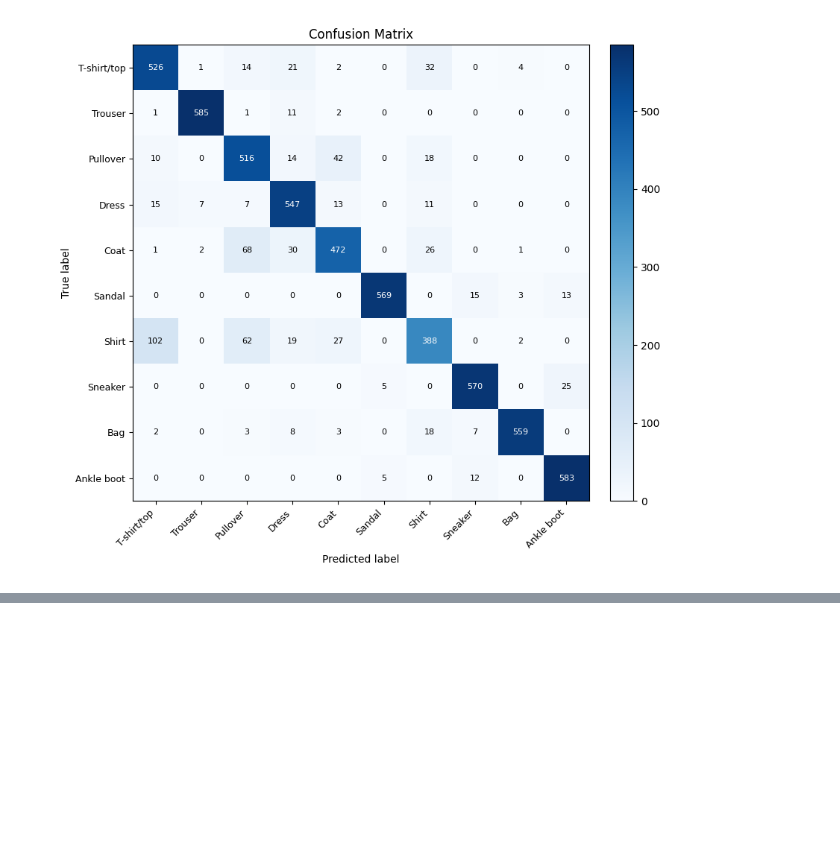
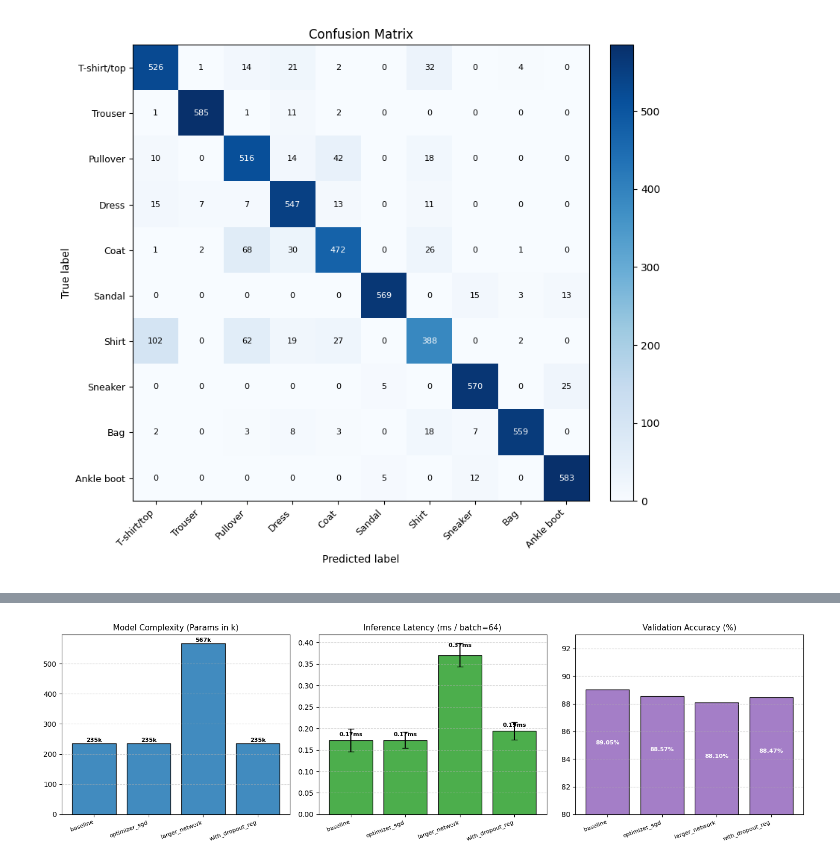
Before and after one commit to pptthu/Lab-DL, a Jupyter notebook: labs/lab1/notebook/lab1_presentation.ipynb, the cells around one changed output, grey strips where cells are left out. Drawn from its saved outputs; the diff is of its cells as text; code cells hidden in the pictures; blank space fills up the shorter version.

```diff
--- a/labs/lab1/notebook/lab1_presentation.ipynb
+++ b/labs/lab1/notebook/lab1_presentation.ipynb
@@ -311,0 +385,87 @@ print(f"========================================================")
+# %%
+configs = [
+    {'name': 'baseline', 'hidden_sizes': (256, 128), 'lr': 1e-3, 'dropout': 0.0, 'optimizer_name': 'adam', 'weight_decay': 0.0, 'epochs': 5, 'seed': 42},
+    {'name': 'optimizer_sgd', 'hidden_sizes': (256, 128), 'lr': 0.01, 'dropout': 0.0, 'optimizer_name': 'sgd', 'weight_decay': 0.0, 'epochs': 5, 'seed': 42},
+    {'name': 'larger_network', 'hidden_sizes': (512, 256, 128), 'lr': 1e-3, 'dropout': 0.0, 'optimizer_name': 'adam', 'weight_decay': 0.0, 'epochs': 5, 'seed': 42},
+    {'name': 'with_dropout_reg', 'hidden_sizes': (256, 128), 'lr': 1e-3, 'dropout': 0.2, 'optimizer_name': 'adam', 'weight_decay': 1e-4, 'epochs': 5, 'seed': 42},
+]
+
+results = run_experiments(configs, (train_loader, val_loader, test_loader), device=device)
+runs_csv = str(artifact_dir('lab1', 'runs') / 'experiment_results.csv')
+save_results(results, runs_csv)
+
+# Measure Inference Latency & Throughput for each configuration
+def measure_latency_and_throughput(m, bs=64, warmup=15, iters=80):
+    m.eval()
+    dummy_input = torch.randn(bs, 1, 28, 28, device=device)
+    with torch.no_grad():
+        for _ in range(warmup):
+            m(dummy_input)
+        times = []
+        for _ in range(iters):
+            t0 = time.perf_counter()
+            m(dummy_input)
+            times.append((time.perf_counter() - t0) * 1000.0) # to ms
+    mean_lat = float(st.mean(times))
+    std_lat = float(st.stdev(times))
+    throughput = float(bs / (mean_lat / 1000.0))
+    return mean_lat, std_lat, throughput
+
+profiling_rows = []
+for r in results:
+    c = r['config']
+    temp_m = MLP(hidden_sizes=tuple(c['hidden_sizes']), num_classes=10, dropout=float(c['dropout'])).to(device)
+    mean_lat, std_lat, tp = measure_latency_and_throughput(temp_m)
+    profiling_rows.append({
+        "Model Name": c['name'],
+        "Hidden Sizes": "-".join(str(x) for x in c['hidden_sizes']),
+        "Params (k)": r['n_params'] / 1000.0,
+        "Latency (ms)": f"{mean_lat:.2f} ± {std_lat:.2f}",
+        "Throughput (img/s)": f"{tp:.0f}",
+        "Val Acc (%)": f"{r['best_val_acc']*100:.2f}%",
+        "_mean_lat": mean_lat,
+        "_std_lat": std_lat,
+        "_val_acc": r['best_val_acc'] * 100.0,
+        "_params": r['n_params'] / 1000.0
+    })
+
+df_prof = pd.DataFrame(profiling_rows)
+display(df_prof[['Model Name', 'Hidden Sizes', 'Params (k)', 'Latency (ms)', 'Throughput (img/s)', 'Val Acc (%)']])
+
+# --- 3-Panel Comparative Profiling Bar Charts ---
+fig, axes = plt.subplots(1, 3, figsize=(15, 4.5))
+names = [row['Model Name'] for row in profiling_rows]
+x_pos = np.arange(len(names))
+
+# 1. Parameters
+axes[0].bar(x_pos, [row['_params'] for row in profiling_rows], color="#1f77b4", edgecolor="black", alpha=0.85)
+for idx, v in enumerate([row['_params'] for row in profiling_rows]):
+    axes[0].text(idx, v + 5, f"{v:.0f}k", ha="center", fontsize=8, fontweight="bold")
+axes[0].set_xticks(x_pos)
+axes[0].set_xticklabels(names, rotation=20, ha="right", fontsize=8)
+axes[0].set_title("Model Complexity (Params in k)", fontsize=11)
+axes[0].grid(True, axis="y", linestyle="--", alpha=0.5)
+
+# 2. Measured Latency (ms)
+axes[1].bar(x_pos, [row['_mean_lat'] for row in profiling_rows],
+           yerr=[row['_std_lat'] for row in profiling_rows], color="#2ca02c", edgecolor="black", alpha=0.85, capsize=4)
+for idx, v in enumerate([row['_mean_lat'] for row in profiling_rows]):
+    axes[1].text(idx, v * 1.05, f"{v:.2f}ms", ha="center", fontsize=8, fontweight="bold")
+axes[1].set_xticks(x_pos)
+axes[1].set_xticklabels(names, rotation=20, ha="right", fontsize=8)
+axes[1].set_title("Inference Latency (ms / batch=64)", fontsize=11)
+axes[1].grid(True, axis="y", linestyle="--", alpha=0.5)
+
+# 3. Validation Accuracy (%)
+axes[2].bar(x_pos, [row['_val_acc'] for row in profiling_rows], color="#9467bd", edgecolor="black", alpha=0.85)
+for idx, v in enumerate([row['_val_acc'] for row in profiling_rows]):
+    axes[2].text(idx, v - 4, f"{v:.2f}%", ha="center", color="white", fontsize=8, fontweight="bold")
+axes[2].set_xticks(x_pos)
+axes[2].set_xticklabels(names, rotation=20, ha="right", fontsize=8)
+axes[2].set_title("Validation Accuracy (%)", fontsize=11)
+axes[2].set_ylim(80, 93)
+axes[2].grid(True, axis="y", linestyle="--", alpha=0.5)
+
+plt.tight_layout()
+plt.show()
+# %% [output]
@@ -311,0 +477 @@ print(f"========================================================")
+[figure, added]
```
Also changed, not shown: parts of 15 cells of this notebook.
